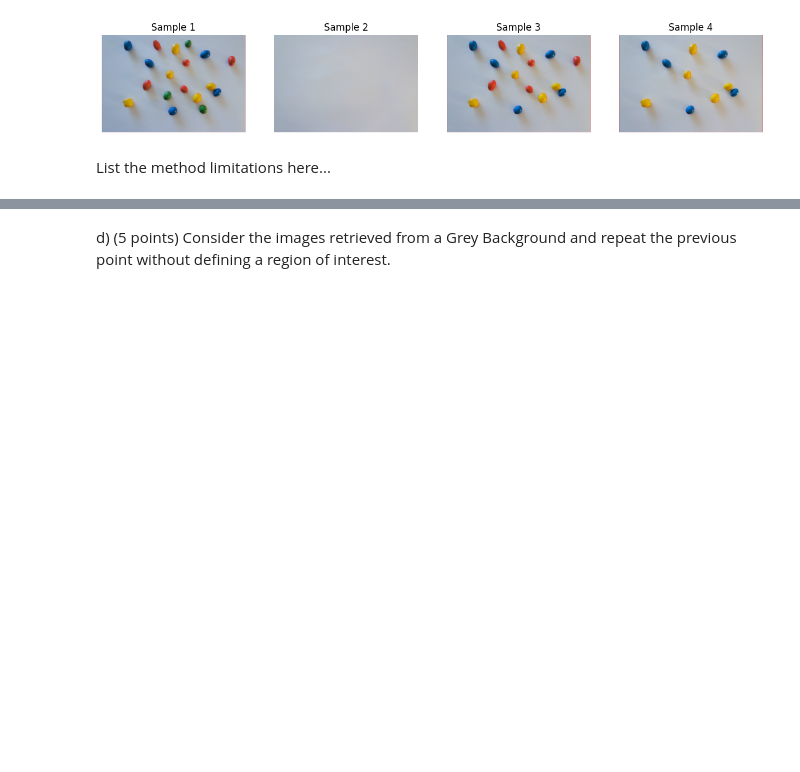
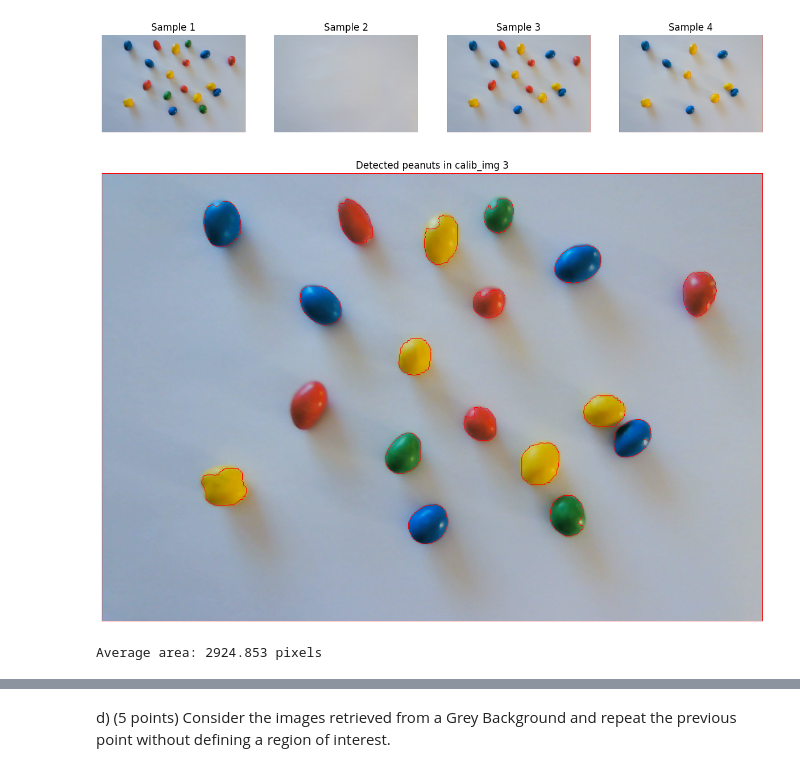
Before and after one commit to nhpf/cv-feup, a Jupyter notebook: assignment_1/main.ipynb, the cells around one changed output, grey strips where cells are left out. Drawn from its saved outputs; the diff is of its cells as text; code cells hidden in the pictures; blank space fills up the shorter version.

Commit message:
Solved item c-3 and c-4 of assignment

```diff
--- a/assignment_1/main.ipynb
+++ b/assignment_1/main.ipynb
@@ -287,11 +287,10 @@ def get_number_of_peanuts(M, K, fname):
     marked_image = img.copy()
     marked_image[peanut_markers == -1] = [0, 0, 255]
 
-    # Dictionary that will store the number of peanuts found for each color
+    # Dictionary that will store peanut data found for each color
     peanut_color_classes = {}
 
     # Iterate through all peanuts
-    total_area = 0
     num_peanuts = 0
     for label in np.unique(peanut_markers):
         if label == 0:
@@ -315,8 +314,8 @@ def get_number_of_peanuts(M, K, fname):
         for cnt in peanut_contours:
             # If it has a reasonable size for a peanut
             if (cv2.contourArea(cnt) > 30) and (cv2.contourArea(cnt) < 5000):
-                # Add its area
-                total_area += cv2.contourArea(cnt)
+                # Calculate its area
+                peanut_area = cv2.contourArea(cnt)
 
                 # Get the inner part of the contour
                 x, y, w, h = cv2.boundingRect(cnt)
@@ -332,17 +331,17 @@ def get_number_of_peanuts(M, K, fname):
 
                 # Add one to corresponding color in dictionary
                 if p_color in peanut_color_classes:
-                    peanut_color_classes[p_color] += 1
+                    peanut_color_classes[p_color]["num_peanuts"] += 1
+                    peanut_color_classes[p_color]["areas"].append(peanut_area)
                 else:
-                    peanut_color_classes[p_color] = 1
+                    peanut_color_classes[p_color] = {}
+                    peanut_color_classes[p_color]["num_peanuts"] = 1
+                    peanut_color_classes[p_color]["areas"] = [peanut_area]
 
     if num_peanuts > 0:
-        avg_area = total_area / num_peanuts
-        # TODO: calculate std
-        return marked_image, peanut_color_classes, avg_area, 0
+        return marked_image, peanut_color_classes
 
-    # If no peanuts were found assign average area and standard deviation to zero
-    return img, peanut_color_classes, 0, 0
+    return img, peanut_color_classes
 
 
 # Function that returns the color name will help us here and in the questions below
@@ -378,12 +377,12 @@ plt.figure(figsize=(15, 15))
 img_paths = glob.glob("./WhiteBackground/calib_img*.png")
 for img_idx, img_path in enumerate(img_paths):
     # Call peanut counter function
-    marked_img, color_classes, _, _ = get_number_of_peanuts(mtx, dist, img_path)
+    marked_img, color_classes = get_number_of_peanuts(mtx, dist, img_path)
 
     # Show number of peanuts by color
     print(f"\nSample {img_idx + 1}:")
     for color_name in color_classes.keys():
-        print(f"\t{color_classes[color_name]} {color_name} peanuts")
+        print(f"\t{color_classes[color_name]['num_peanuts']} {color_name} peanuts")
 
     # Alert user when no peanuts were identified
     if len(color_classes.keys()) == 0:
@@ -418,11 +417,24 @@ Sample 4:
 # %%
 # Step 3 - Average peanut area in pixels considering "calib_img 3"
 selected_img = "./WhiteBackground/calib_img 3.png"
 
 # Call peanut counter function
-marked_img, color_classes, average_area, area_std = get_number_of_peanuts(
-    mtx, dist, selected_img
-)
+marked_img, color_classes = get_number_of_peanuts(mtx, dist, selected_img)
+
+# Display detected peanuts
+plt.figure(figsize=(15, 15))
+plt.imshow(cv2.cvtColor(marked_img, cv2.COLOR_BGR2RGB))
+plt.title(f"Detected peanuts in calib_img 3")
+plt.axis("off")
+plt.show()
+
+total_area = 0
+number_peanuts = 0
+for color_name in color_classes.keys():
+    number_peanuts += color_classes[color_name]["num_peanuts"]
+    total_area += sum(color_classes[color_name]["areas"])
+
+print(f"Average area: {total_area / number_peanuts:.3f} pixels")
+# %% [output]
+[figure, added]
+Average area: 2924.853 pixels
-# %% [markdown]
-
-List the method limitations here...
```
Also changed, not shown: parts of 3 cells of this notebook.
